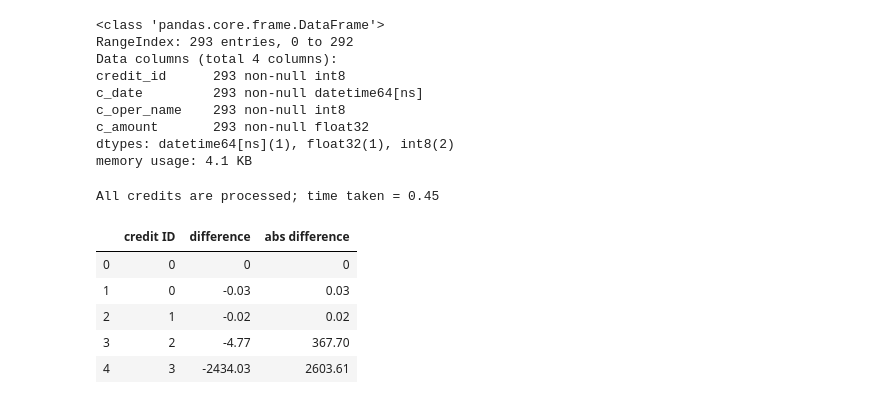
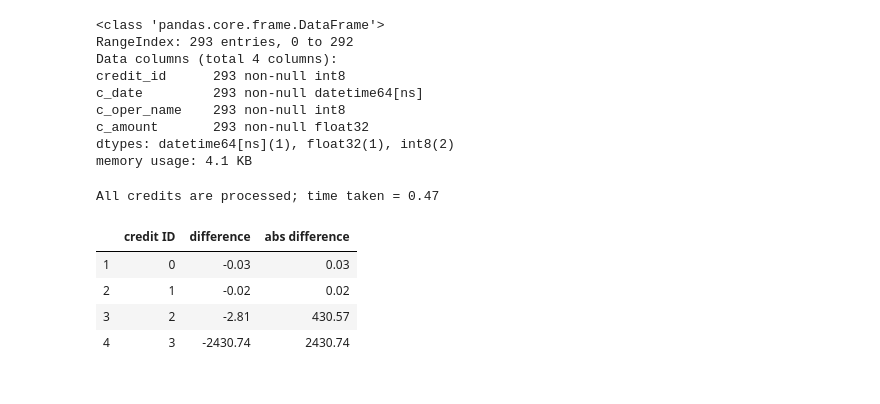
Before and after one commit to Carolus-XII-Rex/Charging-Intersest, a Jupyter notebook: InterestCharging.ipynb, the cells around one changed output. Cells and saved outputs as stored; diff of their text form; code cells hidden in the pictures.

```diff
--- a/InterestCharging.ipynb
+++ b/InterestCharging.ipynb
@@ -103,14 +100,19 @@ class Credit():
 
         df_daily = pd.DataFrame()
         df_daily['date'] = pd.date_range(self.issue_date, self.last_date, freq='D')
-        df_daily['interest_rate'] = df_daily['date'].apply(lambda date: self.interest_rate[(date >= self.interest_rate['c_rate_begin_date'])]['c_rate'].iloc[-1])
+        df_daily['interest_rate'] = df_daily['date'].apply(lambda date: self.interest_rate[(date >= self.interest_rate['c_rate_begin_date'])]\
+                                                     ['c_rate'].iloc[-1])
         df_daily['days_in_year'] = df_daily['date'].apply(lambda date: 366 if (date.year % 4 == 0) and (date.year % 100 != 0) or (date.year % 400 == 0) else 365)
         df_daily['balance_owed'] = df_daily['date'].apply(lambda date: self.amount - \
-                                                pd.to_numeric(self.df_ao[self.df_ao['c_date'] <= date][self.df_ao['c_oper_name'].isin(['Credit repayment'])]['c_amount']).sum() - \
-                                                pd.to_numeric(self.df_ao[self.df_ao['c_date'] <= date][self.df_ao['c_oper_name'].isin(['Overdue payment'])]['c_amount']).sum())
+                                                pd.to_numeric(self.df_ao[(self.df_ao['c_date'] <= date) \
+                                                                       & (self.df_ao['c_oper_name'].isin(['Credit repayment']))]['c_amount']).sum() - \
+                                                pd.to_numeric(self.df_ao[(self.df_ao['c_date'] <= date) \
+                                                                       & (self.df_ao['c_oper_name'].isin(['Overdue payment']))]['c_amount']).sum())
         df_daily['debt_owed'] = df_daily['date'].apply(lambda date: \
-                                                pd.to_numeric(self.df_ao[self.df_ao['c_date'] <= date][self.df_ao['c_oper_name'].isin(['Overdue payment'])]['c_amount']).sum() - \
-                                                pd.to_numeric(self.df_ao[self.df_ao['c_date'] <= date][self.df_ao['c_oper_name'].isin(['Debt repayment'])]['c_amount']).sum())
+                                                pd.to_numeric(self.df_ao[(self.df_ao['c_date'] <= date) \
+                                                                       & (self.df_ao['c_oper_name'].isin(['Overdue payment']))]['c_amount']).sum() - \
+                                                pd.to_numeric(self.df_ao[(self.df_ao['c_date'] <= date) \
+                                                                       & (self.df_ao['c_oper_name'].isin(['Debt repayment']))]['c_amount']).sum())
         self.df_daily = df_daily
 
 
@@ -151,12 +153,16 @@ class Credit():
                 date = row['c_date']
 
                 if oper_name in ['Charging interest', 'Charging interest on the date of restructurization']:
-                    prev_date = self.df_ao[(self.df_ao['c_date'] < date) & (self.df_ao['c_oper_name'].isin(['Credit issuing', 'Charging interest', 'Charging interest on the date of restructurization']))]['c_date'].iloc[-1]
+                    prev_date = self.df_ao[(self.df_ao['c_date'] < date) & (self.df_ao['c_oper_name'].isin(\
+                                           ['Credit issuing', 'Charging interest', 'Charging interest on the date of restructurization']))]\
+                                          ['c_date'].iloc[-1]
                     df_daily_i = self.df_daily[(self.df_daily['date'] >= prev_date) & (self.df_daily['date'] < date)]
                     return (df_daily_i['balance_owed'] * df_daily_i['interest_rate'] / 100 / df_daily_i['days_in_year']).sum()
 
                 else: # if oper_name == 'Charging interest (on debt)':
-                    prev_date = self.df_ao[(self.df_ao['c_date'] < date)][self.df_ao['c_oper_name'].isin(['Overdue payment', 'Charging interest (on debt)'])]['c_date'].iloc[-1]
+                    prev_date = self.df_ao[(self.df_ao['c_date'] < date)][self.df_ao['c_oper_name'].isin(\
+                                           ['Overdue payment', 'Charging interest (on debt)'])]\
+                                          ['c_date'].iloc[-1]
                     df_daily_i = self.df_daily[(self.df_daily['date'] >= prev_date) & (self.df_daily['date'] < date)]
                     return (df_daily_i['debt_owed'] * df_daily_i['interest_rate'] / 100 / df_daily_i['days_in_year']).sum()
 
@@ -299,7 +367,7 @@ get_df_ao_with_pred(4)
 # %% [markdown]
 ## Expedited option
 # %%
-pd.options.display.max_rows = 320
+pd.options.display.max_rows = 60
 sd.seedir(style='emoji', itemlimit=10, beyond='ellipsis', exclude_folders=['.git', '.ipynb_checkpoints'])
 # %% [output]
 📁 InterestCharging/
@@ -525,14 +585,15 @@ for op in ddf_opers.itertuples():
 
 print(f'All credits are processed; time taken = {round(time.time() - start_time, 2)}')
 # %% [output]
-All credits are processed; time taken = 0.45
+All credits are processed; time taken = 0.47
 # %%
 df_results['credit ID'] = df_results['credit ID'].astype(int)
+# dropping the 'fake' credit
+df_results = df_results.drop(0)
 df_results
 # %% [output]
 |  | credit ID | difference | abs difference |
-| 0 | 0 | 0 | 0 |
 | 1 | 0 | -0.03 | 0.03 |
 | 2 | 1 | -0.02 | 0.02 |
-| 3 | 2 | -4.77 | 367.70 |
-| 4 | 3 | -2434.03 | 2603.61 |
+| 3 | 2 | -2.81 | 430.57 |
+| 4 | 3 | -2430.74 | 2430.74 |
```
Also changed, not shown: parts of 18 cells of this notebook, 3 other files.
